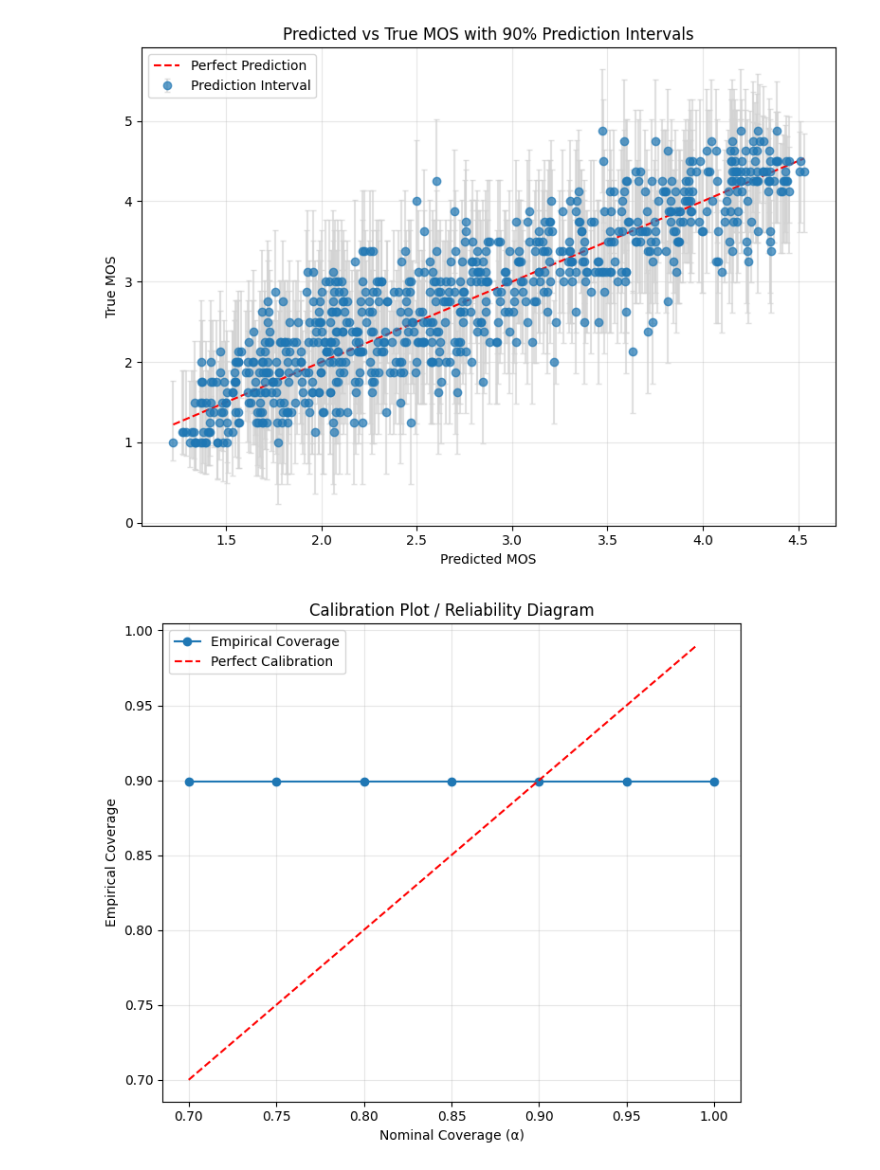
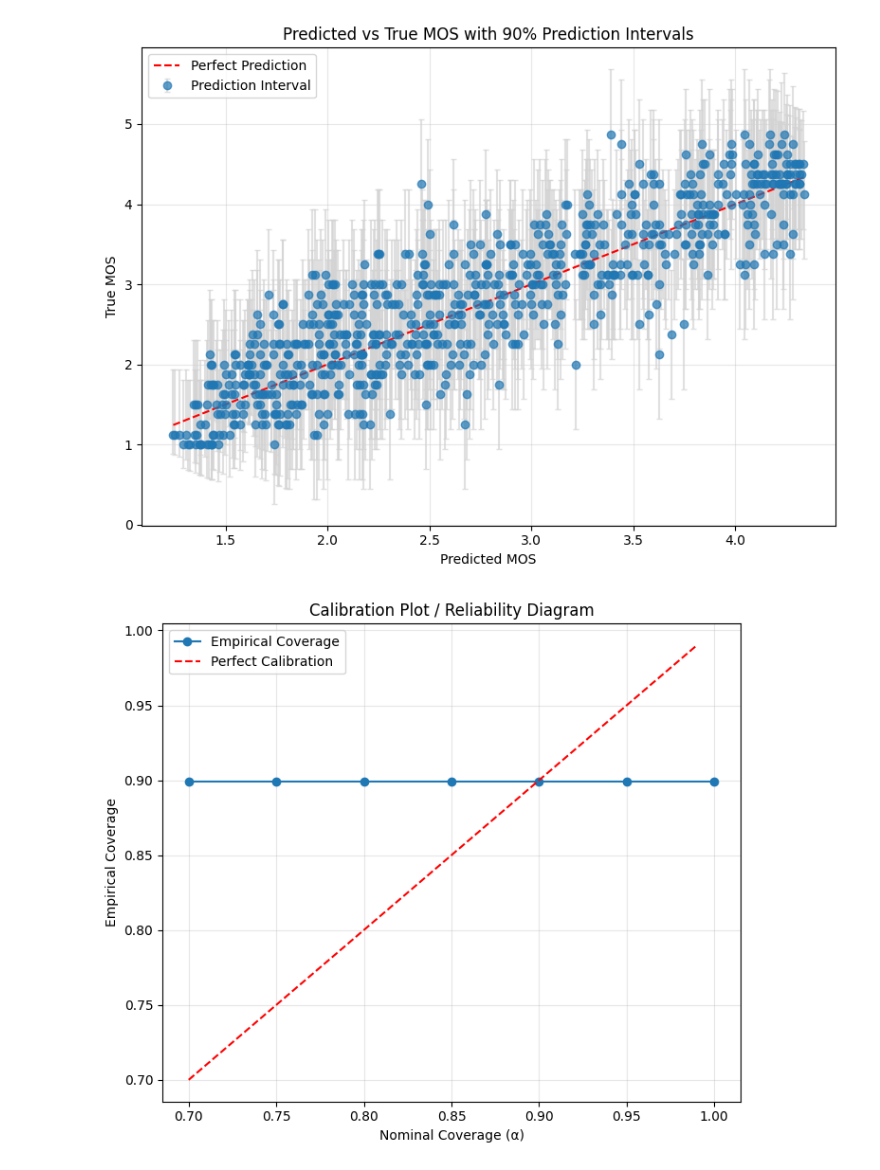
Before and after one commit to kehinde-elelu/ConvM2D2_v2, a Jupyter notebook: notebooks/result_analysis.ipynb, the cells around one changed output. Saved outputs shown, nothing was run; the diff lists cells and outputs as text; code cells hidden in the pictures.

```diff
--- a/notebooks/result_analysis.ipynb
+++ b/notebooks/result_analysis.ipynb
@@ -5,36 +5,36 @@ import pandas as pd
 import matplotlib.pyplot as plt
 
 # Load CSV
-df = pd.read_csv("/egr/research-deeptech/elelukeh/MOS_project/ConvM2D2V2/result/predictions_run_20250911_132318.csv")  # replace with your CSV path
+df = pd.read_csv("/egr/research-deeptech/elelukeh/MOS_project/ConvM2D2V2/result/m2d_predictions_run_20250917_160208.csv")  # replace with your CSV path
 
 # Calculate error bars (distance from predicted MOS to lower and upper bounds)
 yerr_lower = df['pred_overall'] - df['lower']
 yerr_upper = df['upper'] - df['pred_overall']
 yerr = [yerr_lower, yerr_upper]
 
 # Create scatter plot with vertical error bars (PIs)
 plt.figure(figsize=(8, 6))
 plt.errorbar(df['pred_overall'], df['truth_overall'],
              yerr=yerr,
              fmt='o', ecolor='lightgray', elinewidth=1.5, capsize=2,
              alpha=0.7, label='Prediction Interval')
 
 # Add diagonal reference line (perfect prediction)
 plt.plot([df['pred_overall'].min(), df['pred_overall'].max()],
          [df['pred_overall'].min(), df['pred_overall'].max()],
          color='red', linestyle='--', label='Perfect Prediction')
 
 # Labels and title
 plt.xlabel('Predicted MOS')
 plt.ylabel('True MOS')
 plt.title('Predicted vs True MOS with 90% Prediction Intervals')
 plt.legend()
 plt.grid(alpha=0.3)
 
 plt.tight_layout()
 plt.show()
 # %% [output]
-[figure, old version]
+[figure, new version]
 # %%
 import pandas as pd
 import numpy as np
```
Also changed, not shown: 6 other files.
